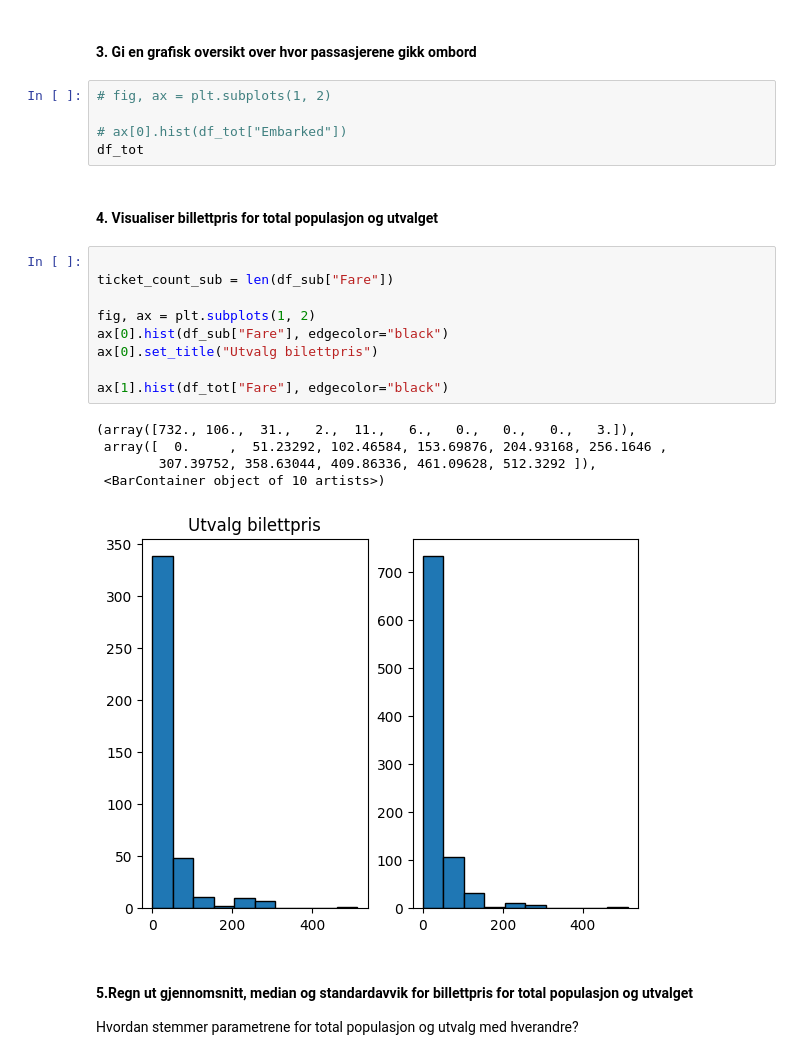
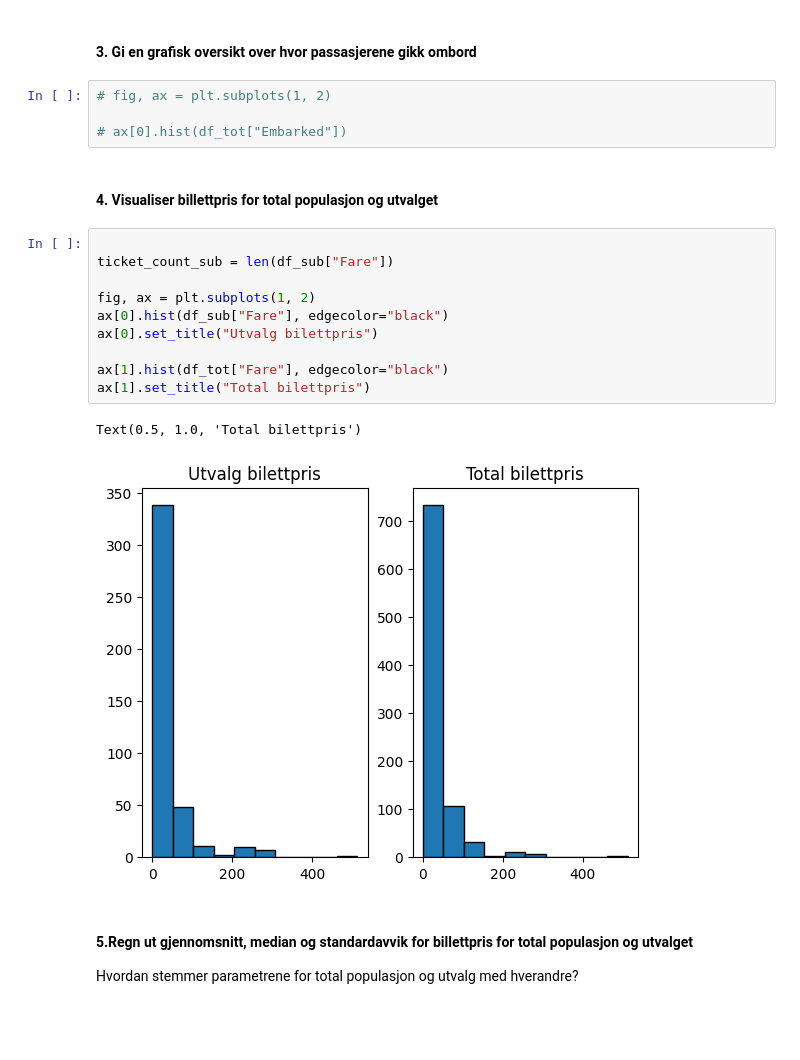
Before and after one commit to Bsingstad/DMBA2024, a Jupyter notebook: Forelesning160924/Lab/oppgave1.ipynb, the cells around one changed output. Drawn from its saved outputs; the diff is of its cells as text; blank space fills up the shorter version.

```diff
--- a/Forelesning160924/Lab/oppgave1.ipynb
+++ b/Forelesning160924/Lab/oppgave1.ipynb
@@ -72,24 +72,21 @@ Text(0.5, 0, 'Alder')
 # fig, ax = plt.subplots(1, 2)
 
 # ax[0].hist(df_tot["Embarked"])
-df_tot
 # %% [markdown]
 #### 4. Visualiser billettpris for total populasjon og utvalget
 # %%
 
 ticket_count_sub = len(df_sub["Fare"])
 
 fig, ax = plt.subplots(1, 2)
 ax[0].hist(df_sub["Fare"], edgecolor="black")
 ax[0].set_title("Utvalg bilettpris")
 
 ax[1].hist(df_tot["Fare"], edgecolor="black")
+ax[1].set_title("Total bilettpris")
 # %% [output]
-(array([732., 106.,  31.,   2.,  11.,   6.,   0.,   0.,   0.,   3.]),
- array([  0.     ,  51.23292, 102.46584, 153.69876, 204.93168, 256.1646 ,
-        307.39752, 358.63044, 409.86336, 461.09628, 512.3292 ]),
- <BarContainer object of 10 artists>)
+Text(0.5, 1.0, 'Total bilettpris')
-[figure, old version]
+[figure, new version]
 # %% [markdown]
 #### 5.Regn ut gjennomsnitt, median og standardavvik for billettpris for total populasjon og utvalget
 
```
Also changed, not shown: 2 other files.
